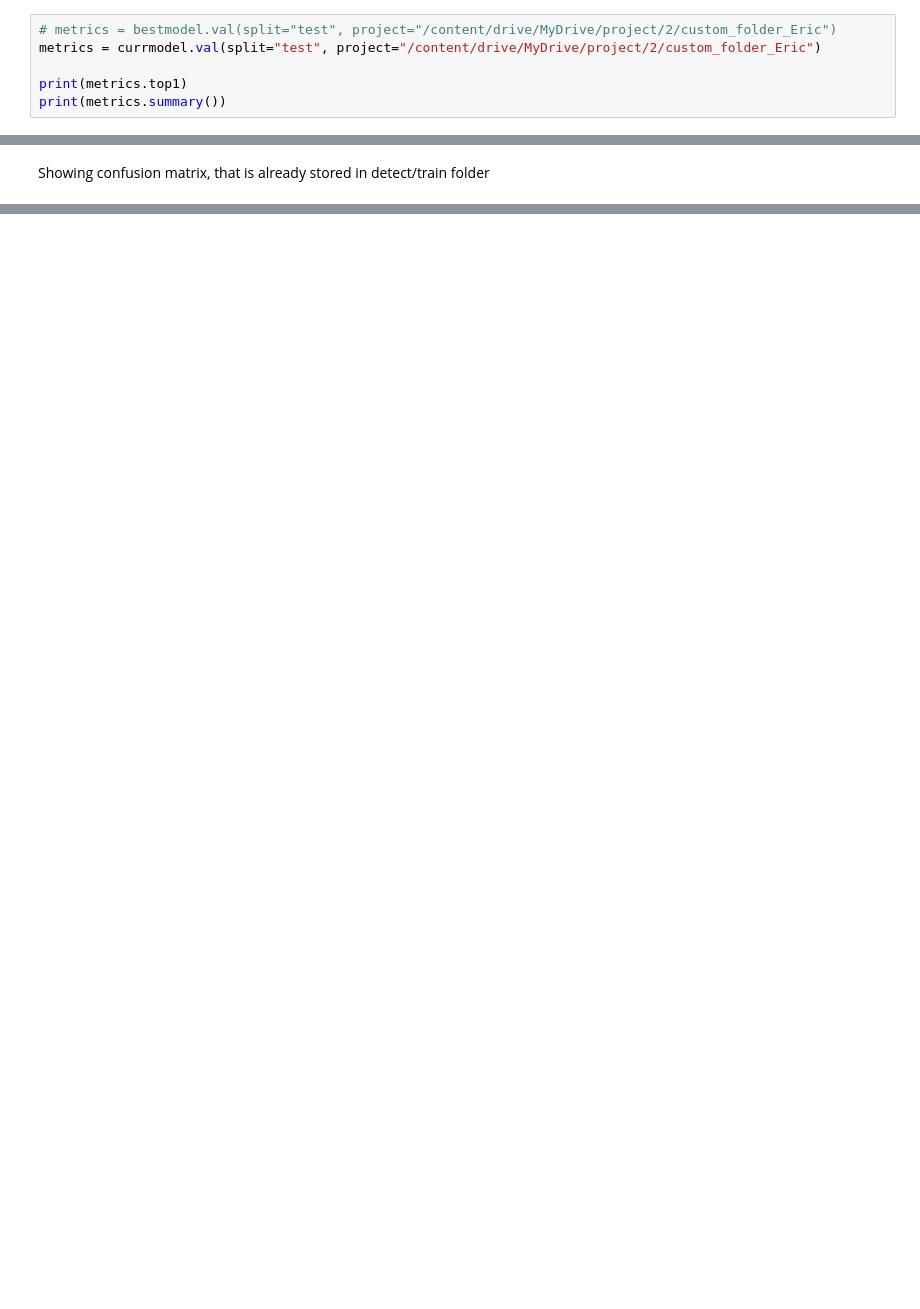
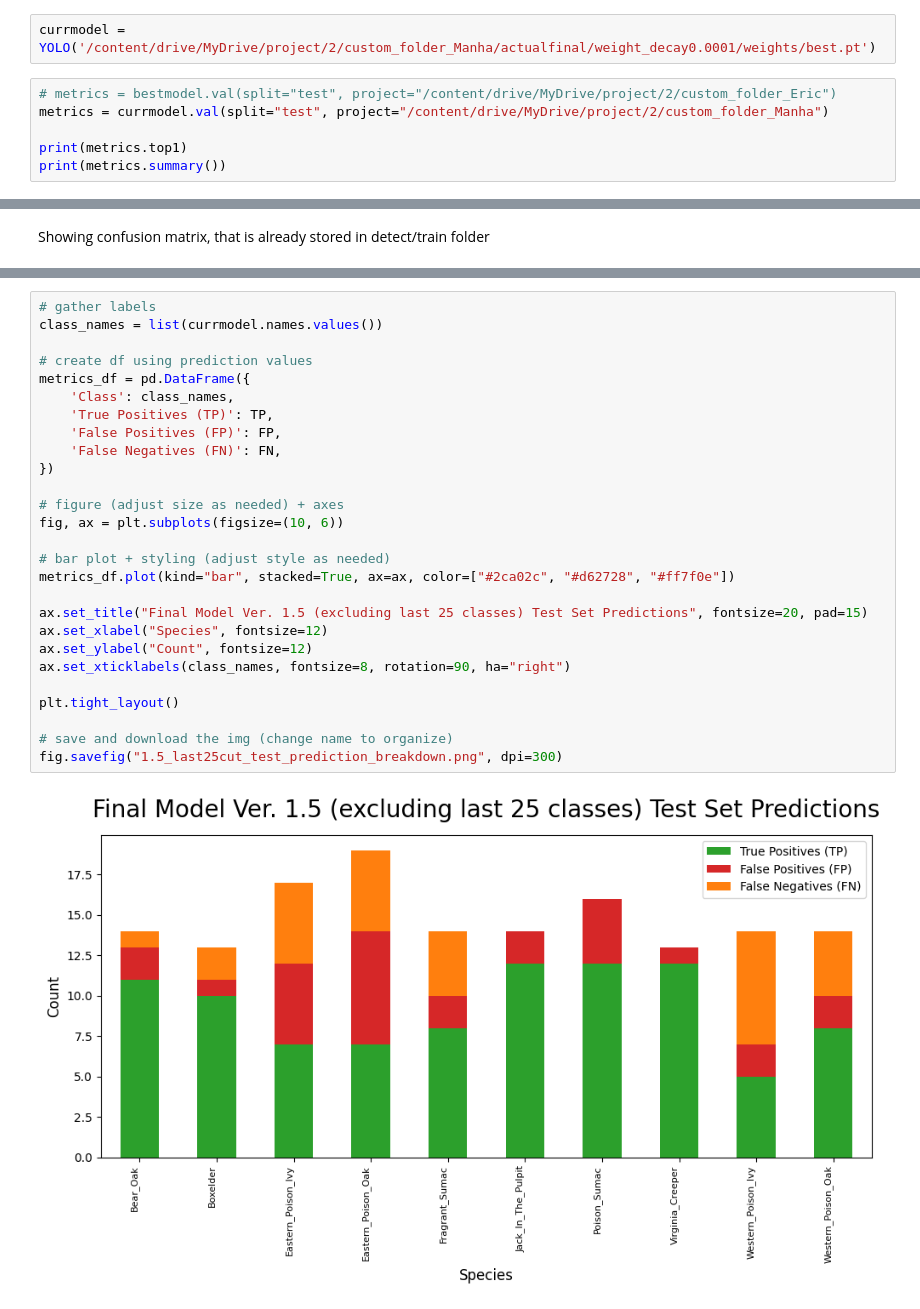
Before and after one commit to manha-star/Computer-Vision-Project, a Jupyter notebook: ComputerVisionProject.ipynb, the cells around one changed output, grey strips where cells are left out. Saved outputs shown, nothing was run; the diff lists cells and outputs as text; blank space fills up the shorter version.

```diff
--- a/ComputerVisionProject.ipynb
+++ b/ComputerVisionProject.ipynb
@@ -548,6 +561,8 @@ bestmodel=YOLO('')
+# %%
+currmodel = YOLO('/content/drive/MyDrive/project/2/custom_folder_Manha/actualfinal/weight_decay0.0001/weights/best.pt')
 # %%
 # metrics = bestmodel.val(split="test", project="/content/drive/MyDrive/project/2/custom_folder_Eric")
-metrics = currmodel.val(split="test", project="/content/drive/MyDrive/project/2/custom_folder_Eric")
+metrics = currmodel.val(split="test", project="/content/drive/MyDrive/project/2/custom_folder_Manha")
 
 print(metrics.top1)
 print(metrics.summary())
@@ -600,0 +658,29 @@ Image.open('/content/drive/MyDrive/custom_folder/predict-2/freshpoint-produce-10
+# %%
+# gather labels
+class_names = list(currmodel.names.values())
+
+# create df using prediction values
+metrics_df = pd.DataFrame({
+    'Class': class_names,
+    'True Positives (TP)': TP,
+    'False Positives (FP)': FP,
+    'False Negatives (FN)': FN,
+})
+
+# figure (adjust size as needed) + axes
+fig, ax = plt.subplots(figsize=(10, 6))
+
+# bar plot + styling (adjust style as needed)
+metrics_df.plot(kind="bar", stacked=True, ax=ax, color=["#2ca02c", "#d62728", "#ff7f0e"])
+
+ax.set_title("Final Model Ver. 1.5 (excluding last 25 classes) Test Set Predictions", fontsize=20, pad=15)
+ax.set_xlabel("Species", fontsize=12)
+ax.set_ylabel("Count", fontsize=12)
+ax.set_xticklabels(class_names, fontsize=8, rotation=90, ha="right")
+
+plt.tight_layout()
+
+# save and download the img (change name to organize)
+fig.savefig("1.5_last25cut_test_prediction_breakdown.png", dpi=300)
+# %% [output]
+[figure, added]
```
Also changed, not shown: parts of 23 cells of this notebook.
